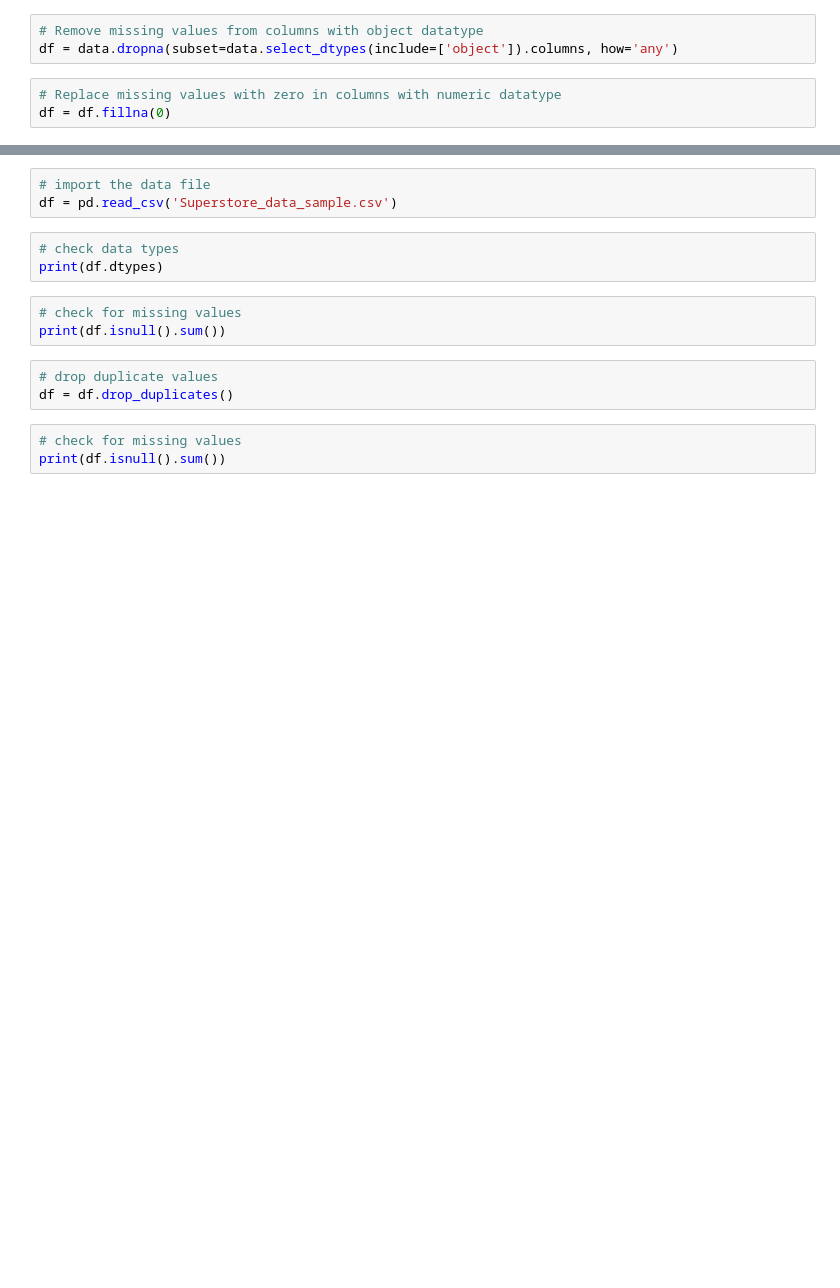
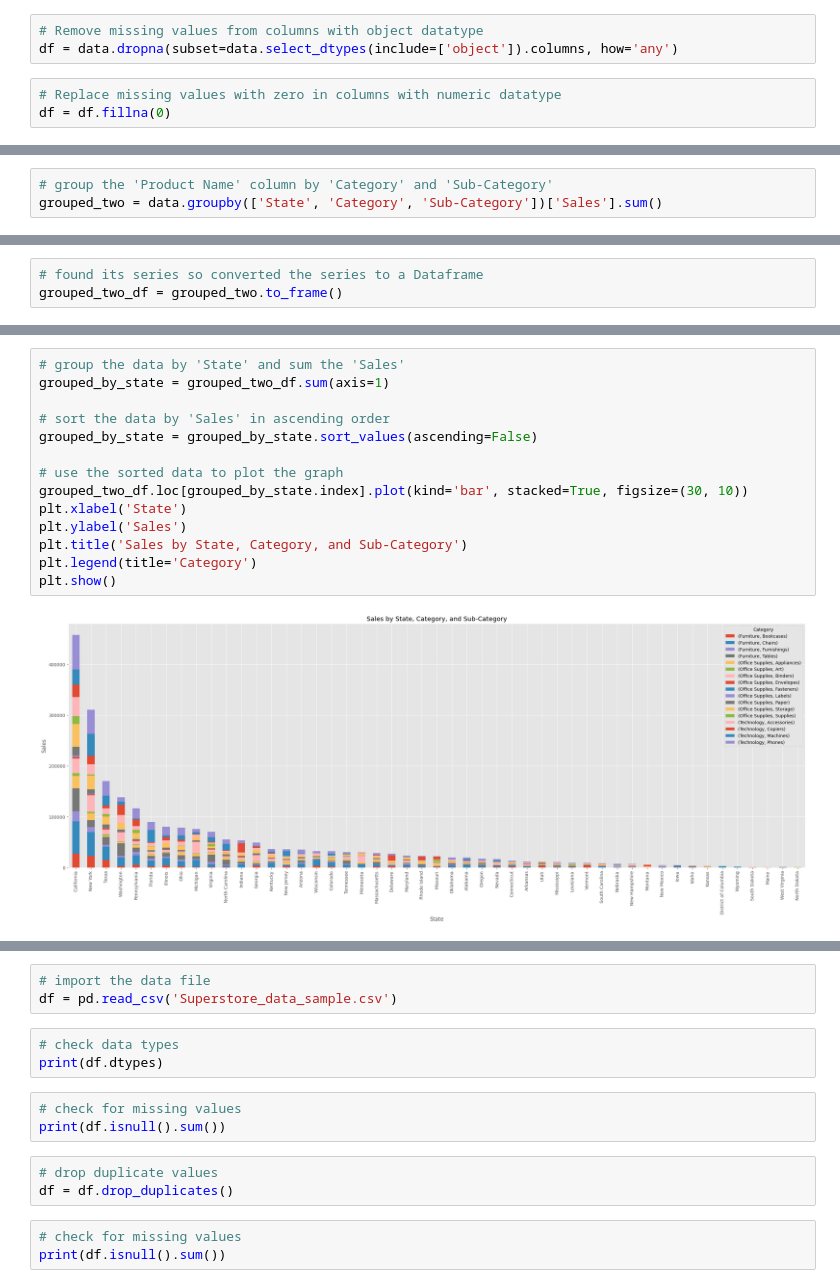
Before and after one commit to DrMemoryFish/university_database, a Jupyter notebook: Week 09 Pandas 01/Pandas.ipynb, the cells around one changed output, grey strips where cells are left out. Saved outputs shown, nothing was run; the diff lists cells and outputs as text; blank space fills up the shorter version.

```diff
--- a/Week 09 Pandas 01/Pandas.ipynb
+++ b/Week 09 Pandas 01/Pandas.ipynb
@@ -98,0 +240,3 @@ print(df.isnull().sum().sum()) # prints the total number of missing values in th
+# %%
+# group the 'Product Name' column by 'Category' and 'Sub-Category'
+grouped_two = data.groupby(['State', 'Category', 'Sub-Category'])['Sales'].sum()
@@ -98,0 +265,3 @@ print(df.isnull().sum().sum()) # prints the total number of missing values in th
+# %%
+# found its series so converted the series to a Dataframe
+grouped_two_df = grouped_two.to_frame()
@@ -98,0 +294,16 @@ print(df.isnull().sum().sum()) # prints the total number of missing values in th
+# %%
+# group the data by 'State' and sum the 'Sales'
+grouped_by_state = grouped_two_df.sum(axis=1)
+
+# sort the data by 'Sales' in ascending order
+grouped_by_state = grouped_by_state.sort_values(ascending=False)
+
+# use the sorted data to plot the graph
+grouped_two_df.loc[grouped_by_state.index].plot(kind='bar', stacked=True, figsize=(30, 10))
+plt.xlabel('State')
+plt.ylabel('Sales')
+plt.title('Sales by State, Category, and Sub-Category')
+plt.legend(title='Category')
+plt.show()
+# %% [output]
+[figure, added]
```
Also changed, not shown: parts of 24 cells of this notebook.
